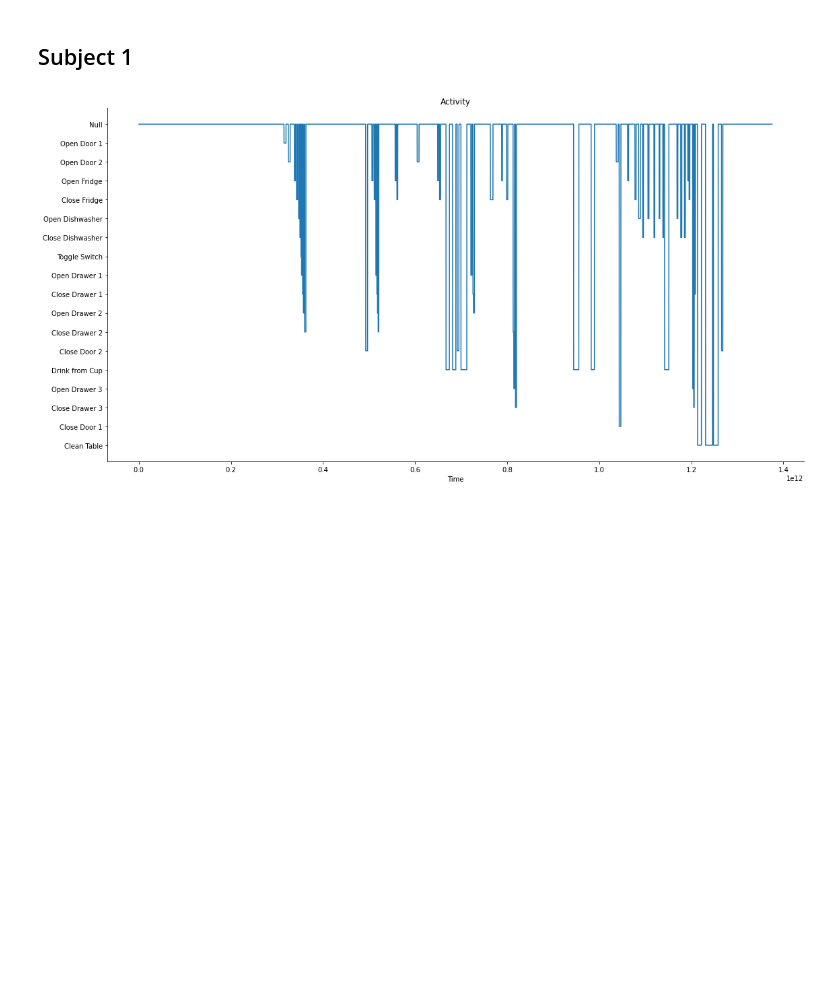
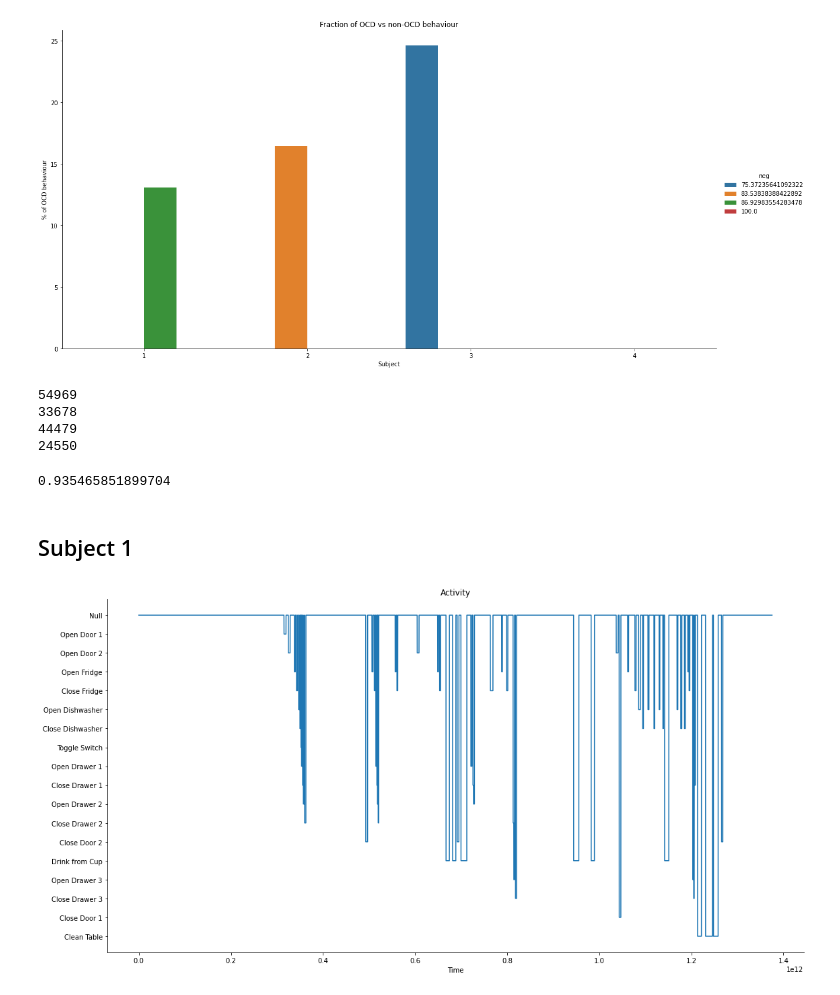
Before and after one commit to Lando-L/ocd-detection, a Jupyter notebook: Augmentation - Non OCD.ipynb, the cells around one changed output. Saved outputs shown, nothing was run; the diff lists cells and outputs as text; code cells hidden in the pictures; blank space fills up the shorter version.

```diff
--- a/Augmentation - Non OCD.ipynb
+++ b/Augmentation - Non OCD.ipynb
@@ -38,3 +43,40 @@ plt.show()
+# %%
+data = np.mean([[run['ocd'].sum() / len(run) * 100 for run in adl] for adl in meta], axis=-1)
+# %%
+df = pd.DataFrame(enumerate(data, start=1), columns=['subject', 'pos'])
+df['neg'] = 100 - df['pos']
+# %%
+grid = sns.catplot(
+    x='subject',
+    y='pos',
+    hue='neg',
+    data=df,
+    height=8,
+    aspect=2,
+    kind='bar'
+)
+
+grid.set(
+    title='Fraction of OCD vs non-OCD behaviour',
+    xlabel='Subject',
+    ylabel='% of OCD behaviour'
+)
+
+plt.show()
+# %% [output]
+[figure, added]
+# %%
+for subject in meta:
+    print(len(subject[4]))
+# %% [output]
+54969
+33678
+44479
+24550
+# %%
+(54969 * 0.95 + 33678 * 0.915 + 44479 * 0.933) / (54969 + 33678 + 44479)
+# %% [output]
+0.935465851899704
 # %% [markdown]
 ## Subject 1
 # %%
```
Also changed, not shown: parts of 2 cells of this notebook, 33 other files.
